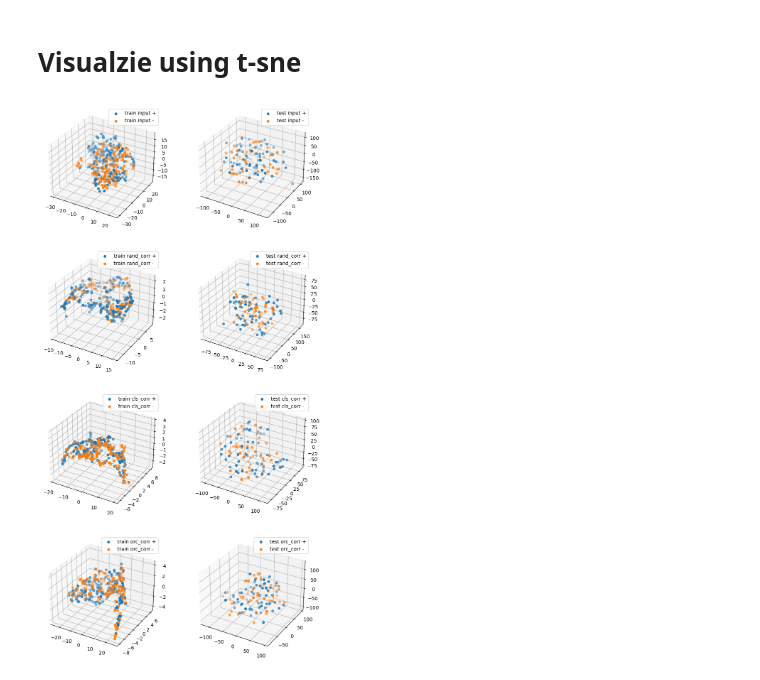
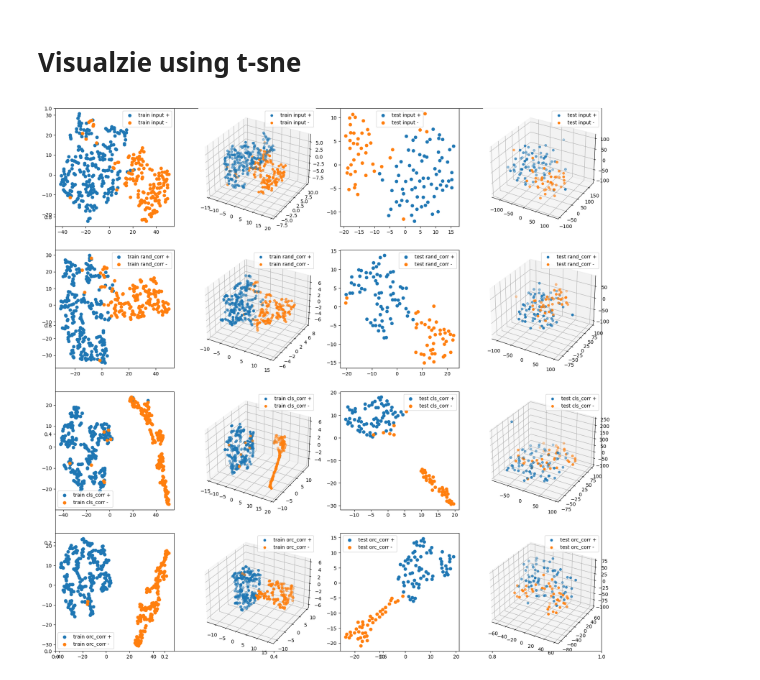
Before and after one commit to willtop/Tabular-Class-Conditioned-SSL, a Jupyter notebook: main.ipynb, the cells around one changed output. Drawn from its saved outputs; the diff is of its cells as text; code cells hidden in the pictures.

Commit message:
Working codes with extension to categorical values corruption

```diff
--- a/main.ipynb
+++ b/main.ipynb
@@ -104,7 +99,7 @@ fraction_withLabel = 0.25
 n_train_samples_labeled = int(len(train_data)*fraction_withLabel)
 # shouldn't index using this variable as it shuffles the ordering
 idxes_tmp = np.random.permutation(len(train_data))[:n_train_samples_labeled]
-mask_train_labeled = np.zeros_like(train_target.to_numpy(), dtype=bool)
+mask_train_labeled = np.zeros_like(train_target, dtype=bool)
 mask_train_labeled[idxes_tmp] = True
 
 print(f"Under semi-supervised learning, assume {n_train_samples_labeled}/{len(train_data)} training samples are labeled.")
@@ -116,10 +111,10 @@ batch_size = 128
 train_data_samplers = {}
 
 # Random Sampling
-train_data_samplers['rand_corr'] = RandomCorruptSampler(train_data, batch_size)
+train_data_samplers['rand_corr'] = RandomCorruptSampler(train_data, batch_size) # not using class information in original corruption
 
 # Oracle Class Sampling
-train_data_samplers['orc_corr'] = ClassCorruptSampler(train_data, batch_size, train_target.to_numpy()) # oracle info on training labels
+train_data_samplers['orc_corr'] = ClassCorruptSampler(train_data, batch_size, train_target) # oracle info on training labels
 
 # Predicted Class Sampling
 # Use a fraction of labeled samples
@@ -129,7 +124,7 @@ clf.fit(one_hot_encoder.transform(train_data)[mask_train_labeled], train_target[
 train_predictions = clf.predict(one_hot_encoder.transform(train_data))
 
 train_data_samplers['cls_corr'] = ClassCorruptSampler(train_data, batch_size, \
-    np.where(mask_train_labeled, train_target.to_numpy(), train_predictions) # bootstrapped training labels
+    np.where(mask_train_labeled, train_target, train_predictions) # bootstrapped training labels
 )
 # %% [output]
 Fitting to the labeled set for pseudo labeling...
@@ -154,7 +148,7 @@ Created a model with input dimension: 146
 # %% [markdown]
 # Training
 # %%
-epochs = 7_500
+epochs = 4_500
 
 for epoch in tqdm(range(1, epochs + 1)):
     for key in ['rand_corr', 'cls_corr', 'orc_corr']:
@@ -246,40 +240,61 @@ weighted avg       0.57      0.57      0.57       108
 # %% [markdown]
 # Visualzie using t-sne
 # %%
-fig = plt.figure(figsize=(10,20))
+# visualize in 2D
+fig, axes = plt.subplots(figsize=(20, 20))
 
-tsne = TSNE(n_components=3, learning_rate="auto", init="pca", perplexity=15)
-# first plot the original input reduced down to 3 dimensions (the most one can visualize)
-reduced = tsne.fit_transform(one_hot_encoder.transform(train_data))
+tsne_2D = TSNE(n_components=2, learning_rate="auto", init="pca", perplexity=15)
+tsne_3D = TSNE(n_components=3, learning_rate="auto", init="pca", perplexity=15)
+# first plot the original input
+reduced_2D = tsne_2D.fit_transform(one_hot_encoder.transform(train_data))
+reduced_3D = tsne_3D.fit_transform(one_hot_encoder.transform(train_data))
 positive = train_target == 1
-ax = fig.add_subplot(4,2,1, projection='3d')
-ax.scatter(reduced[positive, 0], reduced[positive, 1], reduced[positive, 2], label=f"train input +")
-ax.scatter(reduced[~positive, 0], reduced[~positive, 1], reduced[~positive,2], label=f"train input -")
+ax = fig.add_subplot(4,4,1)
+ax.scatter(reduced_2D[positive, 0], reduced_2D[positive, 1], label=f"train input +")
+ax.scatter(reduced_2D[~positive, 0], reduced_2D[~positive, 1], label=f"train input -")
 ax.legend()
-
-reduced = tsne.fit_transform(one_hot_encoder.transform(test_data))
+ax = fig.add_subplot(4,4,2, projection='3d')
+ax.scatter(reduced_3D[positive, 0], reduced_3D[positive, 1], reduced_3D[positive, 2], label=f"train input +")
+ax.scatter(reduced_3D[~positive, 0], reduced_3D[~positive, 1], reduced_3D[~positive,2], label=f"train input -")
+ax.legend()
+reduced_2D = tsne_2D.fit_transform(one_hot_encoder.transform(test_data))
+reduced_3D = tsne_3D.fit_transform(one_hot_encoder.transform(test_data))
 positive = test_target == 1
-ax = fig.add_subplot(4,2,2, projection='3d')
-ax.scatter(reduced[positive, 0], reduced[positive, 1], reduced[positive, 2], label=f"test input +")
-ax.scatter(reduced[~positive, 0], reduced[~positive, 1], reduced[~positive, 2], label=f"test input -")
+ax = fig.add_subplot(4,4,3)
+ax.scatter(reduced_2D[positive, 0], reduced_2D[positive, 1], label="test input +")
+ax.scatter(reduced_2D[~positive, 0], reduced_2D[~positive, 1], label="test input -")
+ax.legend()
+ax = fig.add_subplot(4,4,4, projection='3d')
+ax.scatter(reduced_3D[positive, 0], reduced_3D[positive, 1], reduced_3D[positive, 2], label="test input +")
+ax.scatter(reduced_3D[~positive, 0], reduced_3D[~positive, 1], reduced_3D[~positive,2], label="test input -")
 ax.legend()
 
 
 for row_id, key in enumerate(['rand_corr', 'cls_corr', 'orc_corr']):
-    reduced = tsne.fit_transform(train_embeddings[key])
+    reduced_2D = tsne_2D.fit_transform(train_embeddings[key])
+    reduced_3D = tsne_3D.fit_transform(train_embeddings[key])
     positive = train_target == 1
-    ax = fig.add_subplot(4,2,(row_id+1)*2+1, projection='3d')
-    ax.scatter(reduced[positive, 0], reduced[positive, 1], reduced[positive, 2], label=f"train {key} +")
-    ax.scatter(reduced[~positive, 0], reduced[~positive, 1], reduced[~positive, 2], label=f"train {key} -")
+    ax = fig.add_subplot(4,4,(row_id+1)*4+1)
+    ax.scatter(reduced_2D[positive, 0], reduced_2D[positive, 1], label=f"train {key} +")
+    ax.scatter(reduced_2D[~positive, 0], reduced_2D[~positive, 1], label=f"train {key} -")
+    ax.legend()
+    ax = fig.add_subplot(4,4,(row_id+1)*4+2, projection='3d')
+    ax.scatter(reduced_3D[positive, 0], reduced_3D[positive, 1], reduced_3D[positive, 2], label=f"train {key} +")
+    ax.scatter(reduced_3D[~positive, 0], reduced_3D[~positive, 1], reduced_3D[~positive,2], label=f"train {key} -")
     ax.legend()
 
-    reduced = tsne.fit_transform(test_embeddings[key])
+    reduced_2D = tsne_2D.fit_transform(test_embeddings[key])
+    reduced_3D = tsne_3D.fit_transform(test_embeddings[key])
     positive = test_target == 1
-    ax = fig.add_subplot(4,2,(row_id+1)*2+2, projection='3d')
-    ax.scatter(reduced[positive, 0], reduced[positive, 1], reduced[positive, 2], label=f"test {key} +")
-    ax.scatter(reduced[~positive, 0], reduced[~positive, 1], reduced[~positive,2], label=f"test {key} -")
+    ax = fig.add_subplot(4,4,(row_id+1)*4+3)
+    ax.scatter(reduced_2D[positive, 0], reduced_2D[positive, 1], label=f"test {key} +")
+    ax.scatter(reduced_2D[~positive, 0], reduced_2D[~positive, 1], label=f"test {key} -")
+    ax.legend()
+    ax = fig.add_subplot(4,4,(row_id+1)*4+4, projection='3d')
+    ax.scatter(reduced_3D[positive, 0], reduced_3D[positive, 1], reduced_3D[positive, 2], label=f"test {key} +")
+    ax.scatter(reduced_3D[~positive, 0], reduced_3D[~positive, 1], reduced_3D[~positive,2], label=f"test {key} -")
     ax.legend()
 
 plt.show()
 # %% [output]
-[figure, old version]
+[figure, new version]
```
Also changed, not shown: parts of 8 cells of this notebook, 9 other files.
